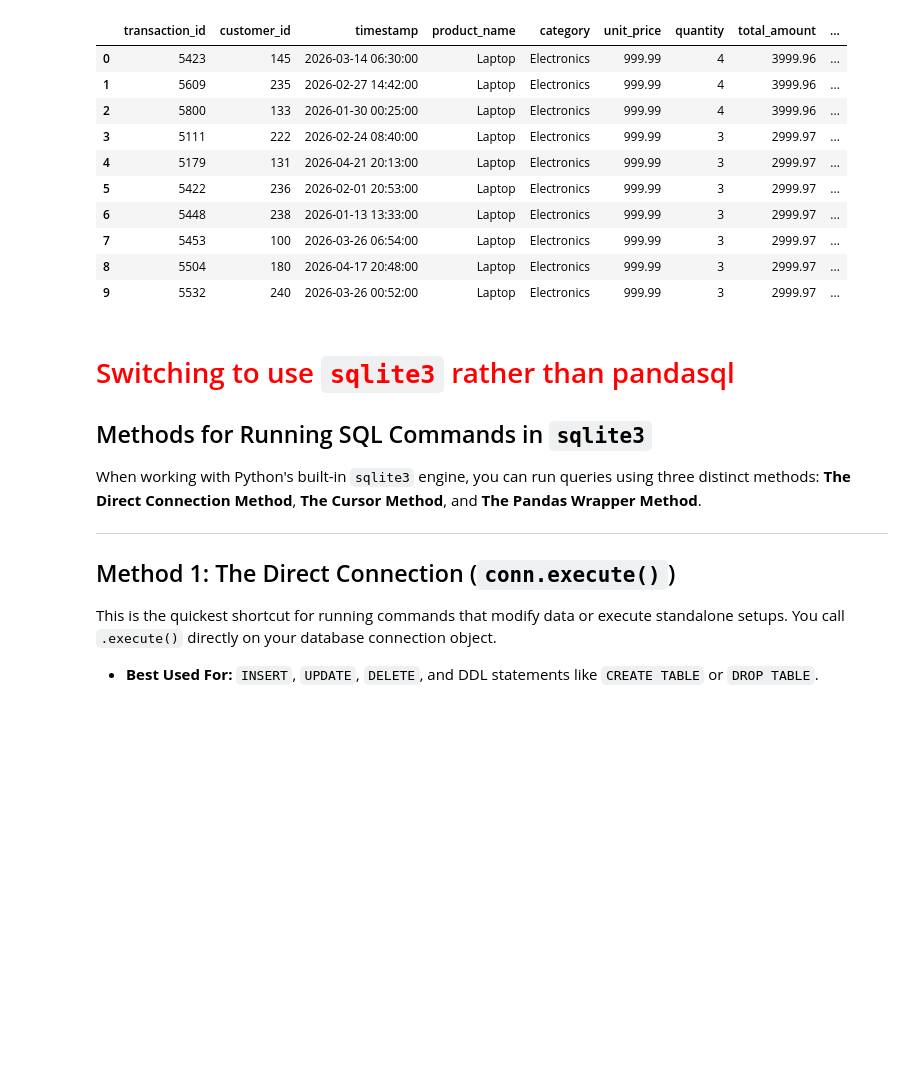
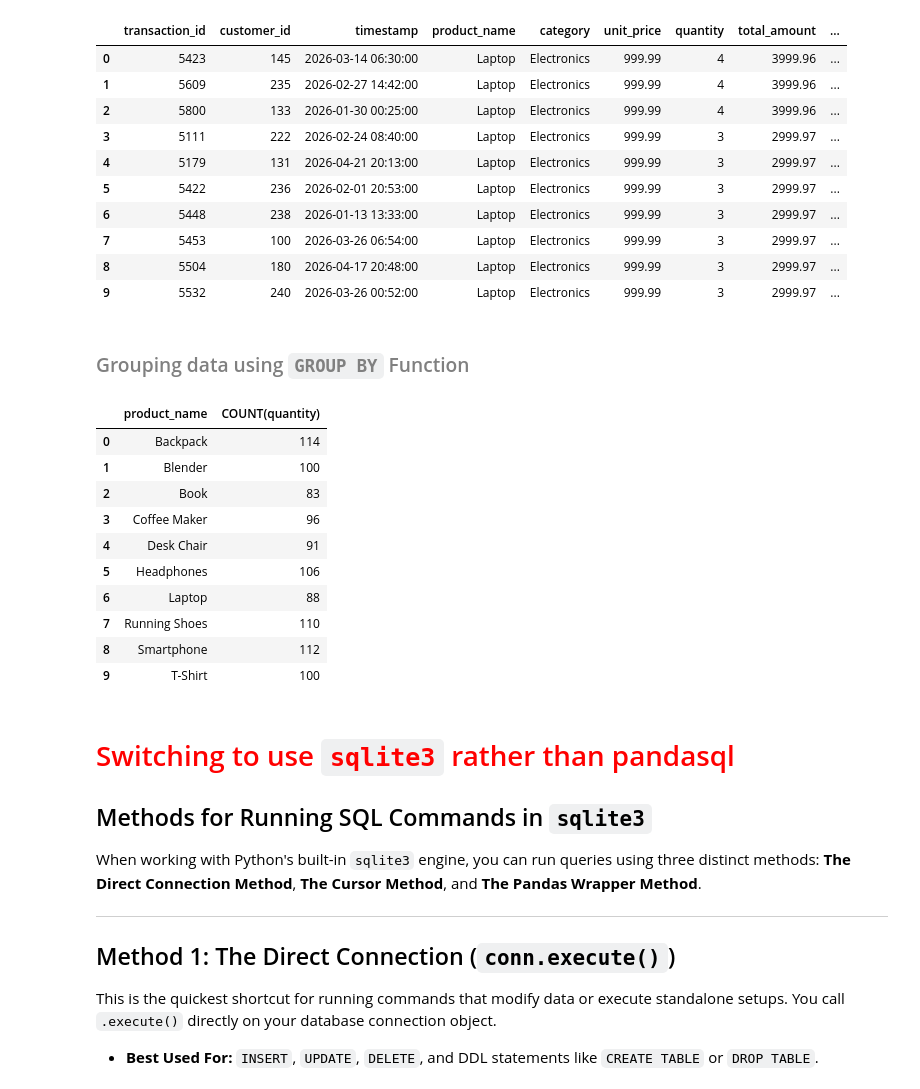
Before and after one commit to bdixit25/DataScience_Courses, a Jupyter notebook: Course_2_SQL_for_Data_Science/Module_1/Module_1.ipynb, the cells around one changed output. Drawn from its saved outputs; the diff is of its cells as text; code cells hidden in the pictures; blank space fills up the shorter version.

Commit message:
Grouping

```diff
--- a/Course_2_SQL_for_Data_Science/Module_1/Module_1.ipynb
+++ b/Course_2_SQL_for_Data_Science/Module_1/Module_1.ipynb
@@ -638,6 +652,30 @@ run_sql(limit_query3)
 | 7 | 5453 | 100 | 2026-03-26 06:54:00 | Laptop | Electronics | 999.99 | 3 | 2999.97 | ... |
 | 8 | 5504 | 180 | 2026-04-17 20:48:00 | Laptop | Electronics | 999.99 | 3 | 2999.97 | ... |
 | 9 | 5532 | 240 | 2026-03-26 00:52:00 | Laptop | Electronics | 999.99 | 3 | 2999.97 | ... |
+# %% [markdown]
+### <font color='grey'> Grouping data using `GROUP BY` Function </font>
+# %%
+# group by example
+
+group_query = """
+SELECT product_name, COUNT(quantity)
+FROM df
+GROUP BY product_name
+"""
+
+run_sql(group_query)
+# %% [output]
+|  | product_name | COUNT(quantity) |
+| 0 | Backpack | 114 |
+| 1 | Blender | 100 |
+| 2 | Book | 83 |
+| 3 | Coffee Maker | 96 |
+| 4 | Desk Chair | 91 |
+| 5 | Headphones | 106 |
+| 6 | Laptop | 88 |
+| 7 | Running Shoes | 110 |
+| 8 | Smartphone | 112 |
+| 9 | T-Shirt | 100 |
 # %% [markdown]
 # <font color='red'> Switching to use `sqlite3` rather than pandasql</font>
 
```
Also changed, not shown: parts of 1 cell of this notebook.
